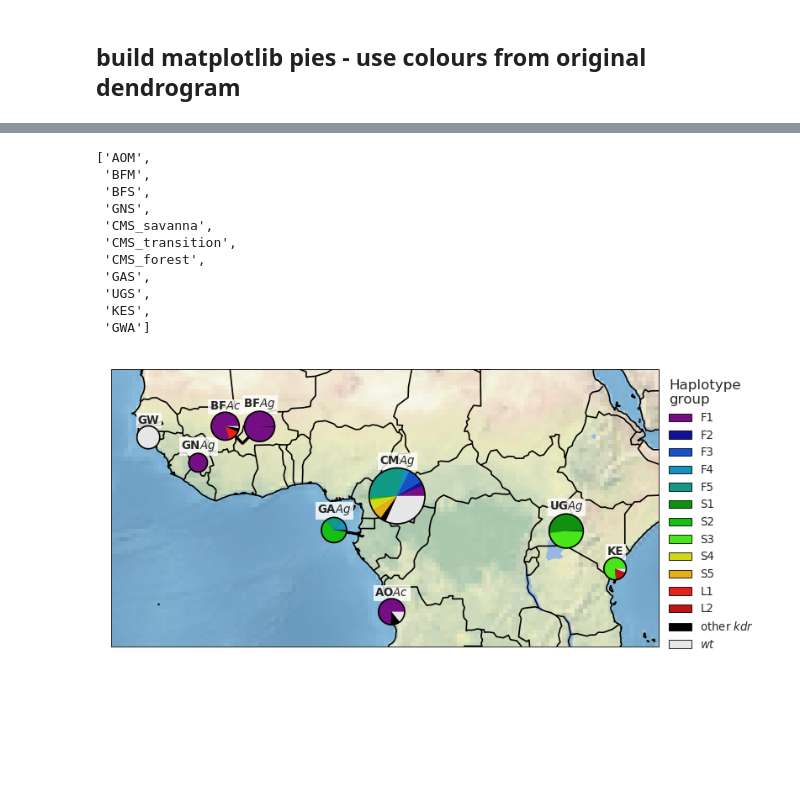
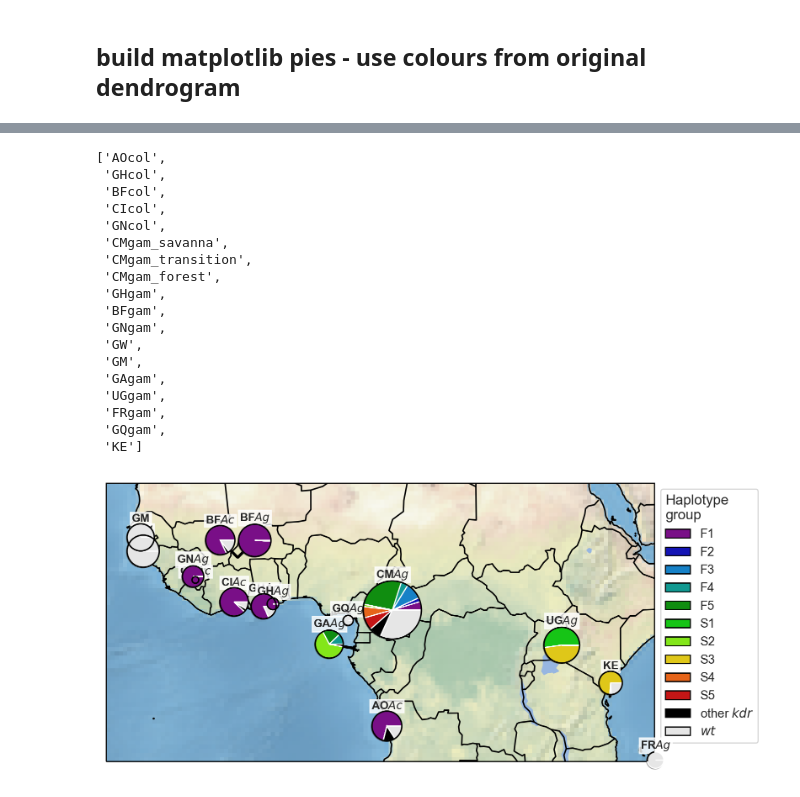
Before and after one commit to malariagen/ag1000g-phase2-vgsc-report, a Jupyter notebook: notebooks/artwork_Phase_2_vgsc_hapfreq_map.ipynb, the cells around one changed output, grey strips where cells are left out. Drawn from its saved outputs; the diff is of its cells as text; code cells hidden in the pictures; blank space fills up the shorter version.

```diff
--- a/notebooks/artwork_Phase_2_vgsc_hapfreq_map.ipynb
+++ b/notebooks/artwork_Phase_2_vgsc_hapfreq_map.ipynb
@@ -381,4 +441,4 @@ df_lonlat.loc[['BFS', 'BFM']]
 # %%
-pops_cms_whole = [p for p in df_pops.index if p not in {'CMS_savanna', 'CMS_transition', 'CMS_forest'}]
+pops_cms_whole = [p for p in df_pops.index if p not in {'CMgam_savanna', 'CMgam_transition', 'CMgam_forest'}]
 pops_cms_whole
 # %% [output]
@@ -386,18 +461,25 @@ pops_cms_whole
 # %%
-pops_cms_breakdown = [p for p in df_pops.index if p != 'CMS']
+pops_cms_breakdown = [p for p in df_pops.index if p != 'CMgam']
 pops_cms_breakdown
 # %% [output]
-['AOM',
- 'BFM',
- 'BFS',
- 'GNS',
- 'CMS_savanna',
- 'CMS_transition',
- 'CMS_forest',
- 'GAS',
- 'UGS',
- 'KES',
- 'GWA']
+['AOcol',
+ 'GHcol',
+ 'BFcol',
+ 'CIcol',
+ 'GNcol',
+ 'CMgam_savanna',
+ 'CMgam_transition',
+ 'CMgam_forest',
+ 'GHgam',
+ 'BFgam',
+ 'GNgam',
+ 'GW',
+ 'GM',
+ 'GAgam',
+ 'UGgam',
+ 'FRgam',
+ 'GQgam',
+ 'KE']
 # %%
 human_hap_labels = {k: k for k in hap_labels}
 human_hap_labels['other_resistant'] = 'other $kdr$'
@@ -445,9 +527,9 @@ def plot_map(pops, fn=None, dpi=150):
     if fn:
         fig.savefig(fn, jpeg_quality=100, dpi=dpi, bbox_inches='tight')
 # %%
-plot_map(pops=pops_cms_whole, fn='../artwork/outbreak_map_base.pdf')
+plot_map(pops=pops_cms_whole)
 # %% [output]
-[figure, old version]
+[figure, new version]
 # %%
 plot_map(pops=pops_cms_breakdown, fn='../artwork/outbreak_map_base_cms_breakdown.pdf')
 # %% [output]
```
Also changed, not shown: parts of 11 cells of this notebook.
